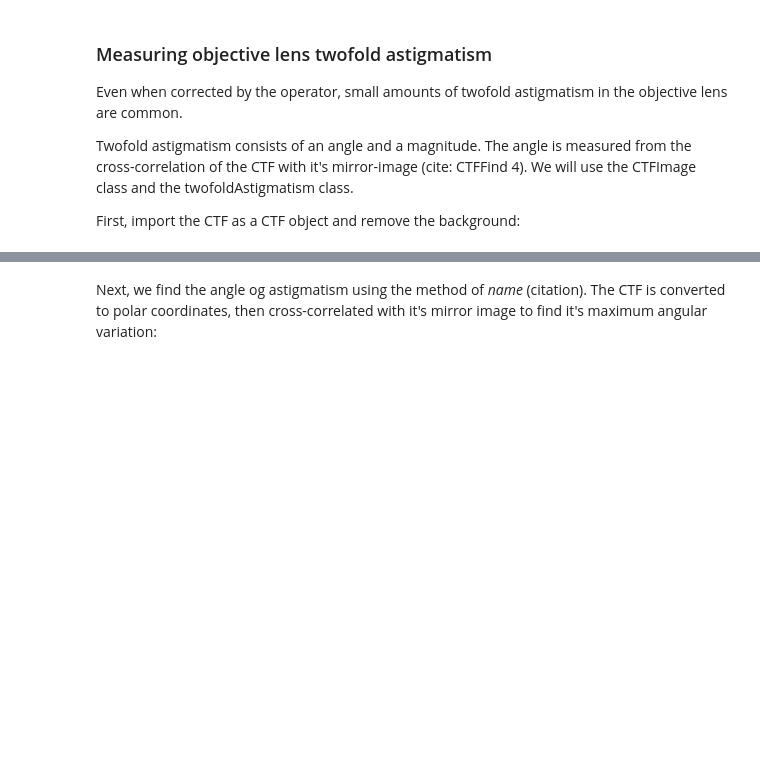
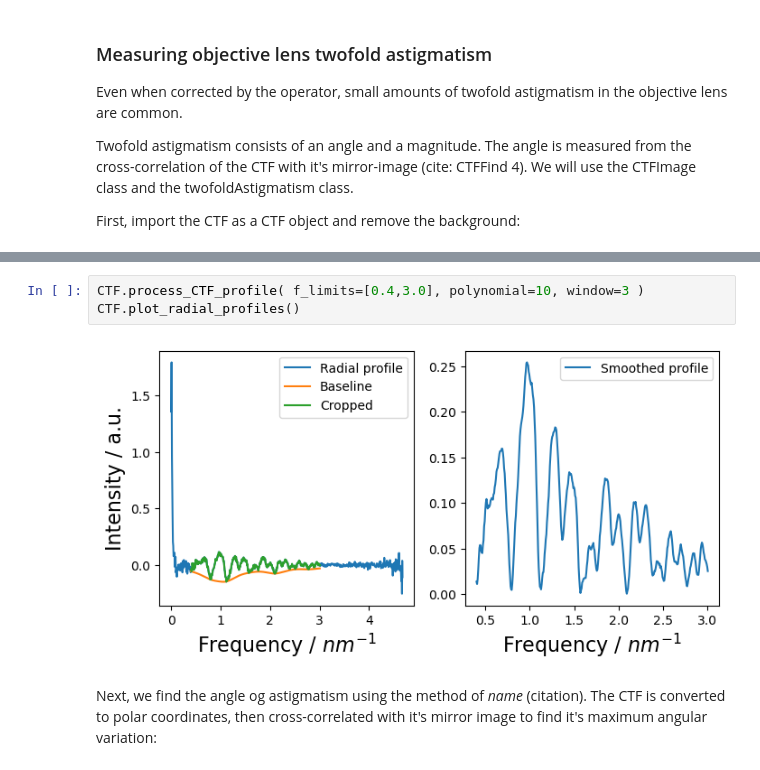
Before and after one commit to benweare/pyCTF, a Jupyter notebook: pyCTF_examples.ipynb, the cells around one changed output, grey strips where cells are left out. Drawn from its saved outputs; the diff is of its cells as text; blank space fills up the shorter version.

```diff
--- a/pyCTF_examples.ipynb
+++ b/pyCTF_examples.ipynb
@@ -180,3 +184,8 @@ show_image( CTF.image, scale=CTF.scale )
+# %%
+CTF.process_CTF_profile( f_limits=[0.4,3.0], polynomial=10, window=3 )
+CTF.plot_radial_profiles()
+# %% [output]
+[figure, added]
 # %% [markdown]
 Next, we find the angle og astigmatism using the method of *name* (citation). The CTF is converted to polar coordinates, then cross-correlated with it's mirror image to find it's maximum angular variation:
 # %%
```
Also changed, not shown: parts of 4 cells of this notebook, 1 other file.
